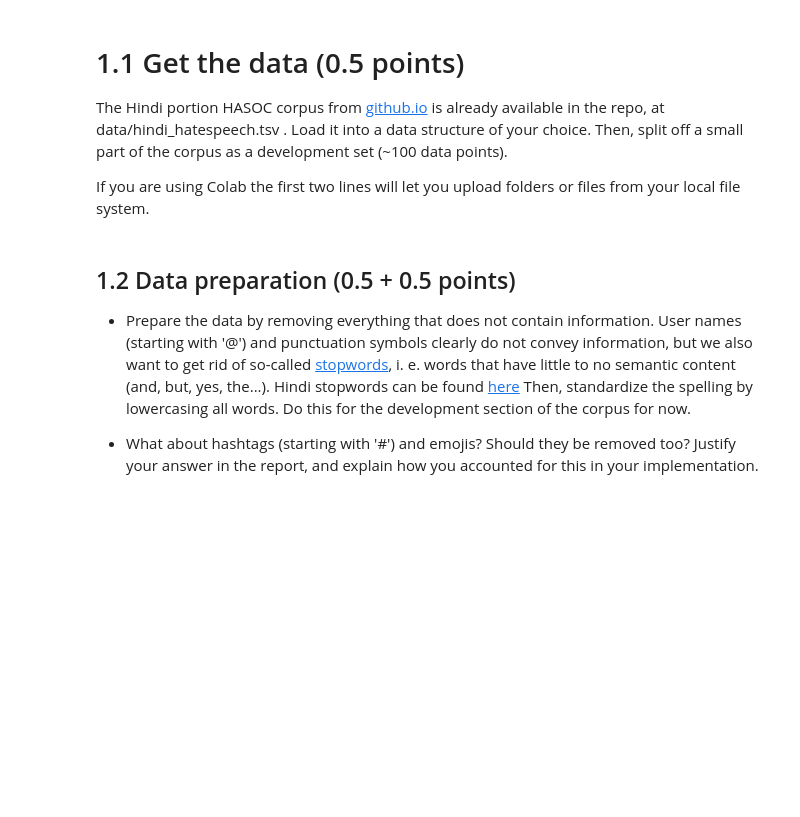
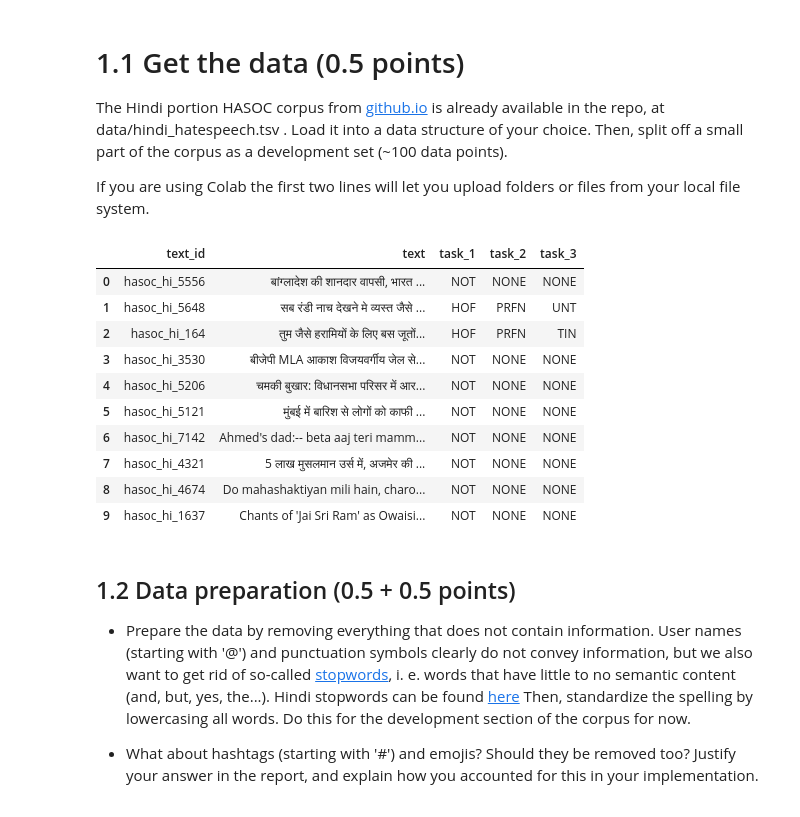
Before and after one commit to SouravDutta91/NNTI-WS2021-NLP-Project, a Jupyter notebook: Task1_Word_Embeddings.ipynb, the cells around one changed output. Drawn from its saved outputs; the diff is of its cells as text; code cells hidden in the pictures; blank space fills up the shorter version.

Commit message:
Task_1 updated

```diff
--- a/Task1_Word_Embeddings.ipynb
+++ b/Task1_Word_Embeddings.ipynb
@@ -28,3 +55,21 @@ data =
+# %%
+data = pd.read_csv('https://raw.githubusercontent.com/SouravDutta91/NNTI-WS2021-NLP-Project/main/data/hindi_hatespeech.tsv',sep='\t')
+data_text = data['text']
+textd = data_text[:100]
+# %%
+data.head(10)
+# %% [output]
+|  | text_id | text | task_1 | task_2 | task_3 |
+| 0 | hasoc_hi_5556 | बांग्लादेश की शानदार वापसी, भारत ... | NOT | NONE | NONE |
+| 1 | hasoc_hi_5648 | सब रंडी नाच देखने मे व्यस्त जैसे ... | HOF | PRFN | UNT |
+| 2 | hasoc_hi_164 | तुम जैसे हरामियों के लिए बस जूतों... | HOF | PRFN | TIN |
+| 3 | hasoc_hi_3530 | बीजेपी MLA आकाश विजयवर्गीय जेल से... | NOT | NONE | NONE |
+| 4 | hasoc_hi_5206 | चमकी बुखार: विधानसभा परिसर में आर... | NOT | NONE | NONE |
+| 5 | hasoc_hi_5121 | मुंबई में बारिश से लोगों को काफी ... | NOT | NONE | NONE |
+| 6 | hasoc_hi_7142 | Ahmed's dad:-- beta aaj teri mamm... | NOT | NONE | NONE |
+| 7 | hasoc_hi_4321 | 5 लाख मुसलमान उर्स में, अजमेर की ... | NOT | NONE | NONE |
+| 8 | hasoc_hi_4674 | Do mahashaktiyan mili hain, charo... | NOT | NONE | NONE |
+| 9 | hasoc_hi_1637 | Chants of 'Jai Sri Ram' as Owaisi... | NOT | NONE | NONE |
 # %% [markdown]
 ## 1.2 Data preparation (0.5 + 0.5 points)
 
```
Also changed, not shown: parts of 37 cells of this notebook, 1 other file.
